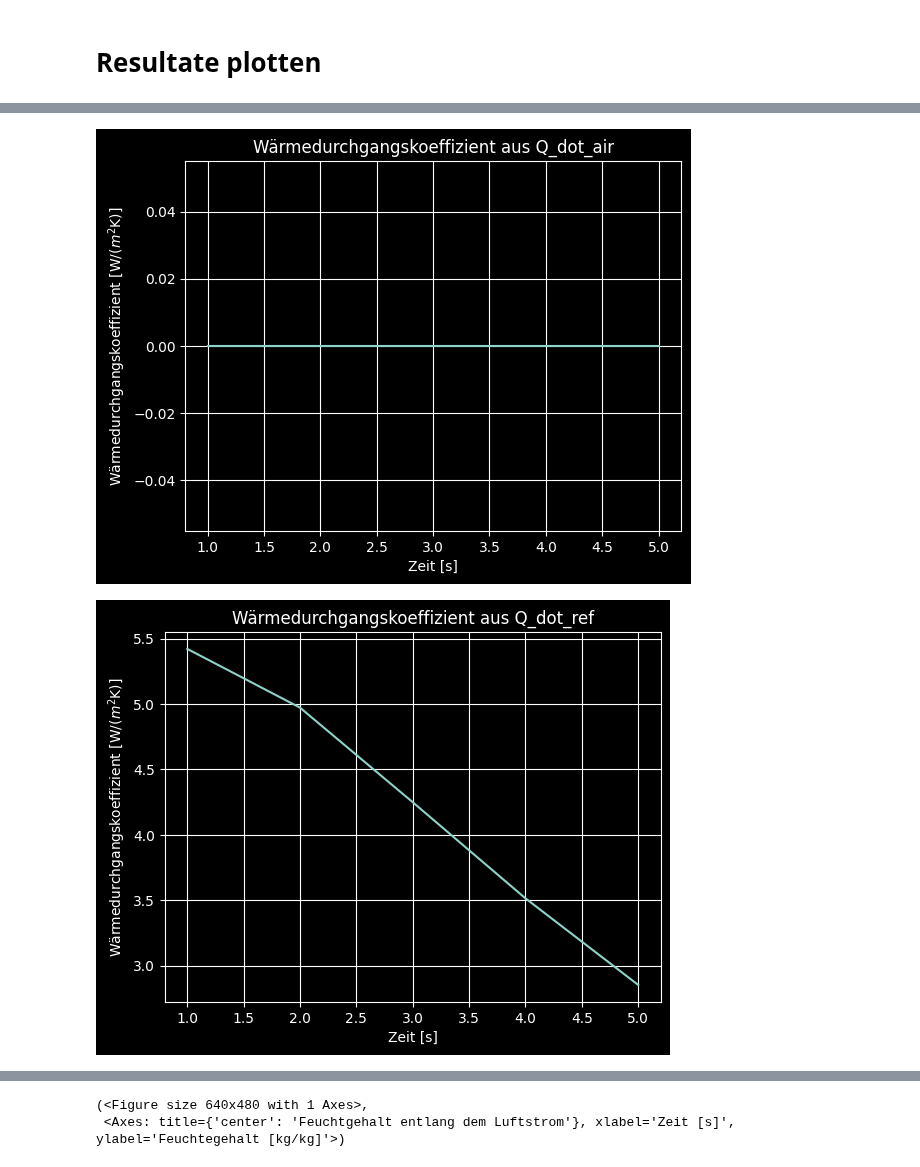
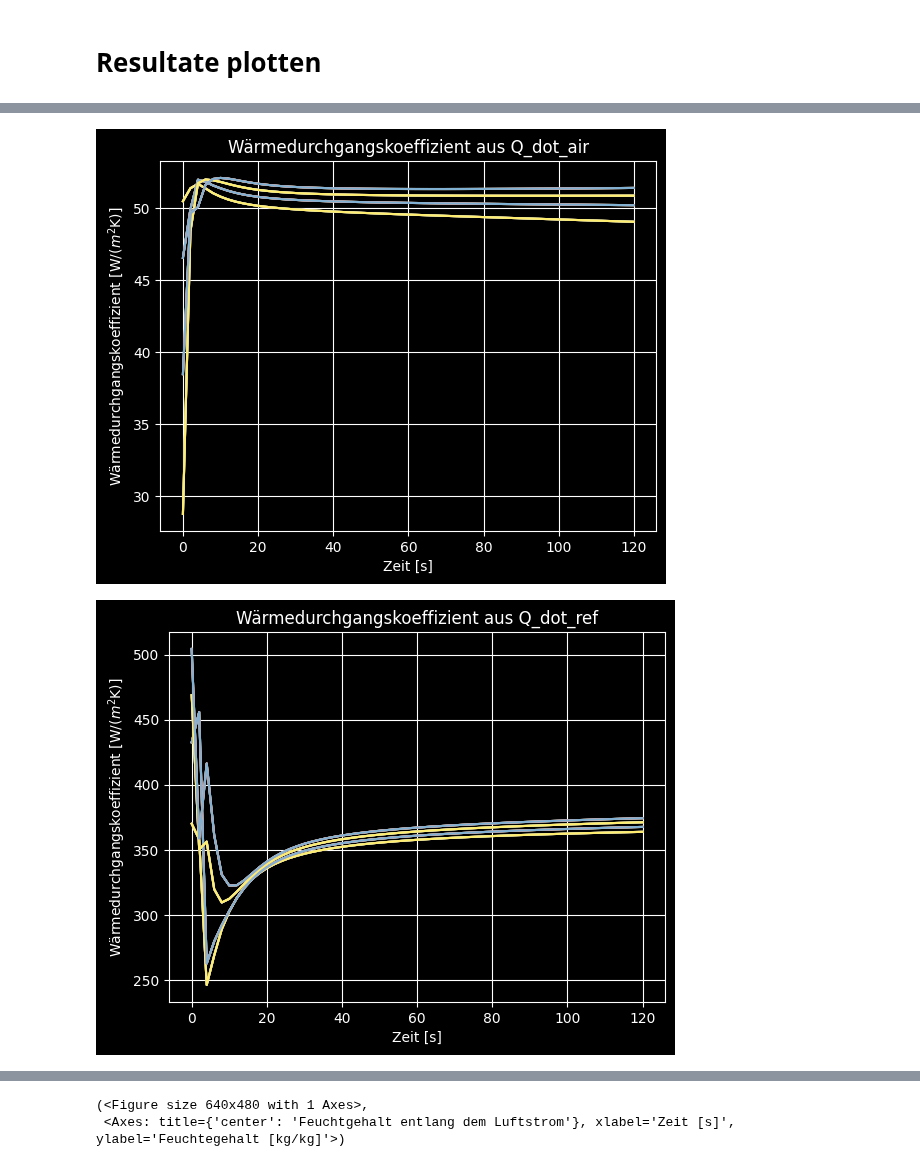
Before and after one commit to Lakito0100/MSE_VT1_luethluk, a Jupyter notebook: Examples/run_test.ipynb, the cells around one changed output, grey strips where cells are left out. Drawn from its saved outputs; the diff is of its cells as text; code cells hidden in the pictures.

```diff
--- a/Examples/run_test.ipynb
+++ b/Examples/run_test.ipynb
@@ -14,21 +14,21 @@ from Framework.visualisation.read_from_csv import read_results_csv_json
 # %% [markdown]
 # Case Definieren
 # %%
-sim_run = True
+sim_run = False
 save_data = False
-read_data = False
+read_data = True
 
-T_a = 20.0
+T_a = 2.0
 P = 101325
-RH = 0.5
+RH = 0.85
 v_a = 1.2
 
 w_amb_in = HAPropsSI('W','T',T_a+273.15,'P',P,'R', RH)
 rho_amb_in = 1.0 / HAPropsSI("Vha","T",T_a+273.15,"P",P,"R",RH)
 
 refrigerant = "R134a"
-x_in = 1.0
-T_ref_in = 20.0
+x_in = 0.4
+T_ref_in = -10.0
 p_ref_in = PropsSI("P", "T", T_ref_in + 273.15, "Q", x_in, refrigerant)
 h_ref_in = PropsSI("H", "T", T_ref_in + 273.15, "Q", x_in, refrigerant)
 
@@ -49,8 +49,8 @@ geom = FinnTubedHX(
 )
 
 gs = GridShape(
-    t_end = 5.0,      # s endtime
-    dt = 1.0,           # s time step
+    t_end = 2.0*60.0,      # s endtime
+    dt = 2.0,           # s time step
     store_grid_every_x_it = 10,
 
     nx = 100,
@@ -58,9 +58,9 @@ gs = GridShape(
     ntheta = 90,
 
     #Model Setup
-    cal_steady_state = False,
+    cal_steady_state = True,
     cal_air = True,
-    cal_frost = False,
+    cal_frost = True,
     cal_ref = True
 )
 
@@ -87,7 +87,7 @@ cfg = CaseConfig(
     p_ref = p_ref_in,      # Pa Kältemitteldruck
     h_ref = h_ref_in,          # J/kg spezifische Enthalpie
     m_dot_ref = 1.0e-4,      # kg/s Massenstrom am Inlet
-    m_dot_ref_out = 1.0e-4 * 1.5,      # kg/s Massenstrom am Outlet
+    m_dot_ref_out = 1.0e-4,      # kg/s Massenstrom am Outlet
     x_ref = x_in,           # Dampfqualität (0..1), NaN falls einphasig
 
     # ice data
@@ -260,44 +216,50 @@ fig, ax, Z_Ta = plot.plot_segment_field_grid(
 # %%
+labels_U = [f"[{ix},{iy}]" for ix in range(geom.n_seg_l) for iy in range(geom.n_seg_r)]
+U_air = data["U_from_air"]
+U_air = np.asarray(U_air)
+U_air_2d = U_air.reshape(U_air.shape[0], -1)
+
+U_ref = data["U_from_ref"]
+U_ref = np.asarray(U_ref)
+U_ref_2d = U_ref.reshape(U_ref.shape[0], -1)
+
 plot.plot_any(kind="time vs any",
-              x=data['t'], y=data['k_from_air'],
+              x=data['t'], y=U_air_2d,
               xlabel="Zeit [s]", ylabel="Wärmedurchgangskoeffizient [W/($m^2$K)]",
               title=f"Wärmedurchgangskoeffizient aus Q_dot_air", marker=None)
+              #labels=labels_U)
 
 plot.plot_any(kind="time vs any",
-              x=data['t'], y=data['k_from_ref'],
+              x=data['t'], y=U_ref_2d,
               xlabel="Zeit [s]", ylabel="Wärmedurchgangskoeffizient [W/($m^2$K)]",
               title=f"Wärmedurchgangskoeffizient aus Q_dot_ref", marker=None)
-
-plot.plot_any(kind="time vs any",
-              x=data['t'], y=data['k_diff'],
-              xlabel="Zeit [s]", ylabel="Differenz (k_from_air - k_from_ref) [W/($m^2$K)]",
-              title=f"Differenz der Wärmedurchgangskoeffizient", marker=None)
+              #labels=labels_U)
 
 plot.plot_any(kind="time vs any",
               x=data['t'], y=data['mean_s_ft'],
               xlabel="Zeit [s]", ylabel="Frostdicke [m]",
               title=f"Durchschnittliche Frostdicke", marker=None)
 
 plot.plot_any(kind="time vs any",
               x=data['t'], y=data['T_out_air_mean'],
               xlabel="Zeit [s]", ylabel="Temperatur [°C]",
               title=f"Gemittelte Austrittstemperatur Luft", marker=None)
 
 plot.plot_any(kind="time vs any",
               x=data['t'], y=data['T_out_ref'],
               xlabel="Zeit [s]", ylabel="Temperatur [°C]",
               title=f"Austrittstemperatur Kältemittel", marker=None)
 
 plot.plot_any(kind="time vs any",
               x=data['t'], y=data['p_ref'],
               xlabel="Zeit [s]", ylabel="Druck [Pa]",
               title=f"Druck des Kältemittels", marker=None)
 
 plot.plot_any(kind="time vs any",
               x=data['t'], y=data['humidity'],
               xlabel="Zeit [s]", ylabel="Feuchtegehalt [kg/kg]",
               title=f"Feuchtgehalt entlang dem Luftstrom", marker=None,
               labels=["Seg 1","Seg 2","Seg 3","Seg 4","Seg 5"])
 # %% [output]
-[figure, old version]
+[figure, new version]
-[figure, old version]
+[figure, new version]
```
Also changed, not shown: parts of 5 cells of this notebook, 4 other files.
